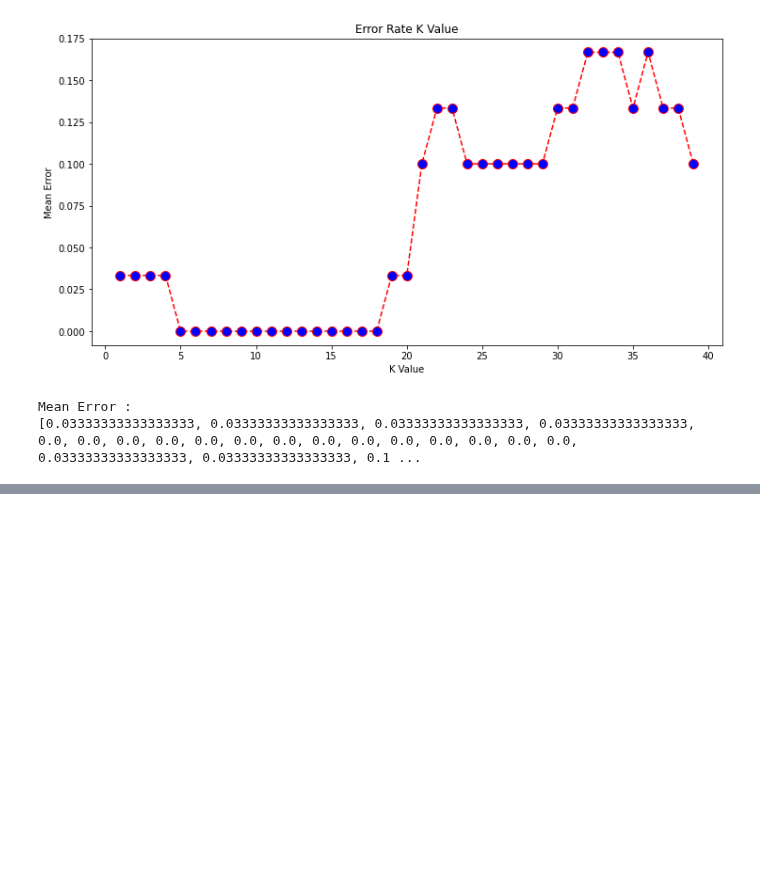
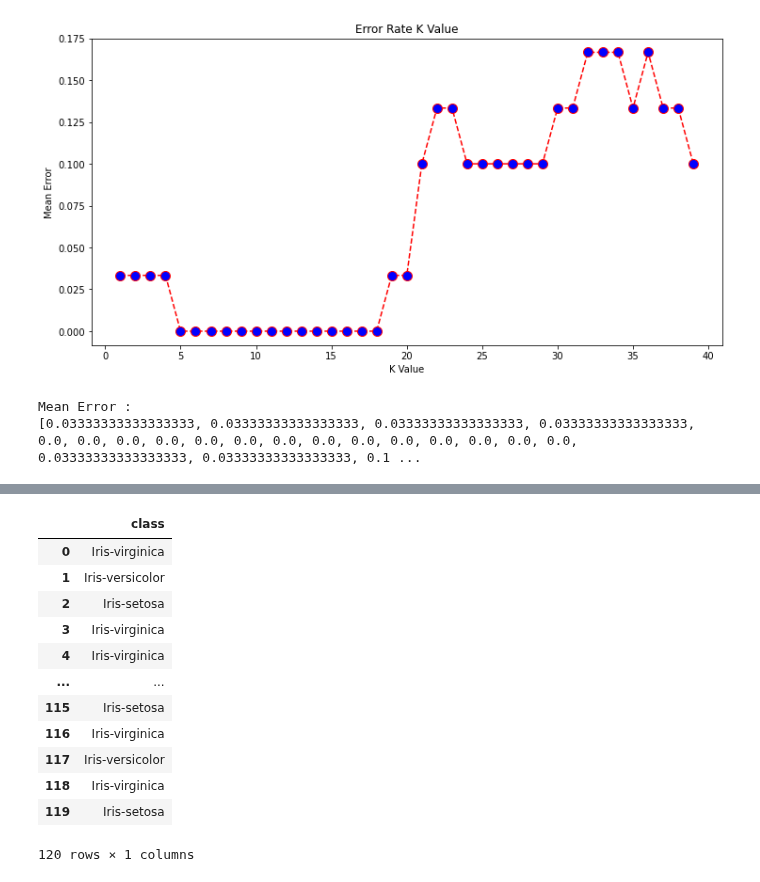
Before and after one commit to rifqicharisma/Belajar_Ai, a Jupyter notebook: Bisa Ai/Machine Learning/Topic 6 - KNN/knn.ipynb, the cells around one changed output, grey strips where cells are left out. Cells and saved outputs as stored; diff of their text form; code cells hidden in the pictures; blank space fills up the shorter version.

```diff
--- a/Bisa Ai/Machine Learning/Topic 6 - KNN/knn.ipynb
+++ b/Bisa Ai/Machine Learning/Topic 6 - KNN/knn.ipynb
@@ -164,0 +197,17 @@ Mean Error :
+# %%
+df_ytrain = pd.DataFrame(data = y_train, columns = ['class'])
+df_ytrain
+# %% [output]
+|  | class |
+| 0 | Iris-virginica |
+| 1 | Iris-versicolor |
+| 2 | Iris-setosa |
+| 3 | Iris-virginica |
+| 4 | Iris-virginica |
+| ... | ... |
+| 115 | Iris-setosa |
+| 116 | Iris-virginica |
+| 117 | Iris-versicolor |
+| 118 | Iris-virginica |
+| 119 | Iris-setosa |
+120 rows × 1 columns
```
Also changed, not shown: parts of 9 cells of this notebook.
